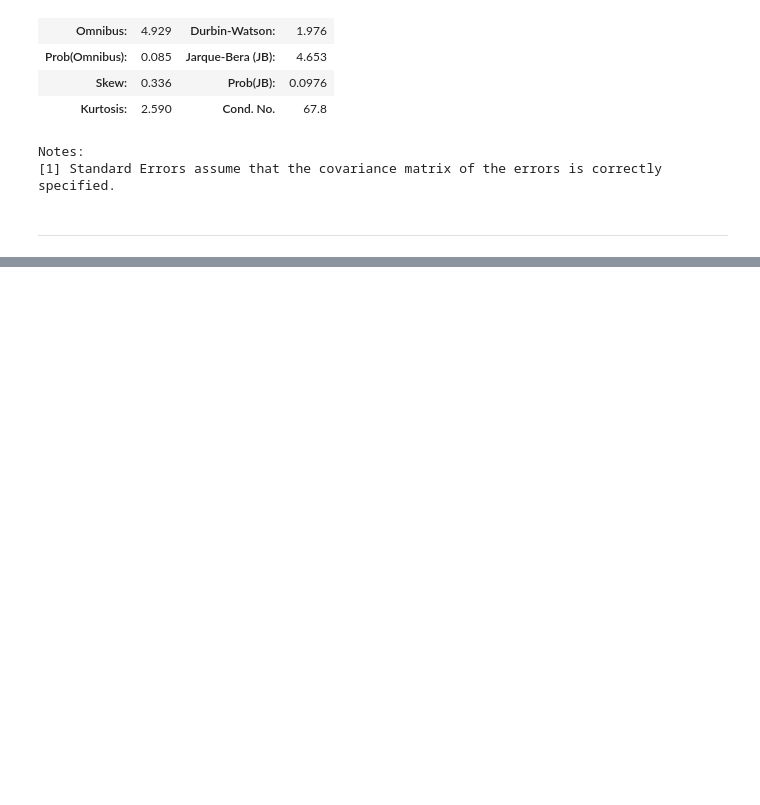
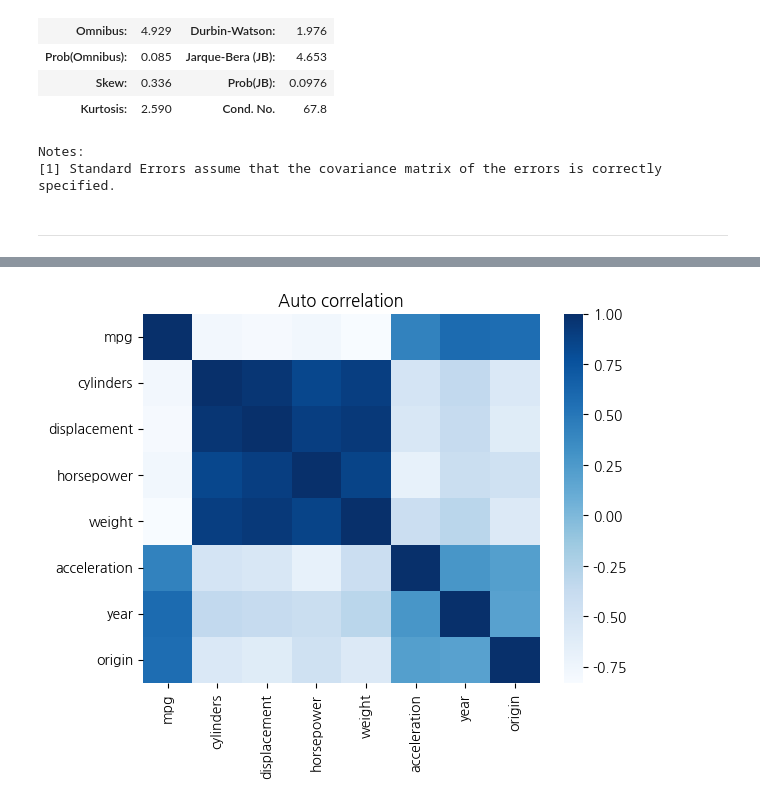
Before and after one commit to SurinSeong/machine_learning, a Jupyter notebook: reveiw_ML.ipynb, the cells around one changed output, grey strips where cells are left out. Saved outputs shown, nothing was run; the diff lists cells and outputs as text; code cells hidden in the pictures; blank space fills up the shorter version.

```diff
--- a/reveiw_ML.ipynb
+++ b/reveiw_ML.ipynb
@@ -1113,0 +1116,19 @@ Notes:
+# %%
+import numpy as np
+import pandas as pd
+import matplotlib.pyplot as plt
+import seaborn as sns
+%matplotlib inline
+
+from matplotlib import font_manager, rc, cm
+import matplotlib as mpl
+
+# 마이너스 깨짐 현상 해결
+mpl.rcParams['axes.unicode_minus'] = False
+plt.rcParams['font.family'] = 'NanumGothic'
+
+# 선형회귀 관련 라이브러리 가져오기
+from sklearn import datasets, linear_model
+from sklearn.metrics import mean_squared_error, r2_score
+
+import statsmodels.api as sm
@@ -1113,0 +1160,8 @@ Notes:
+# %%
+# 데이터 준비
+path = '../datasets/ML_data/'
+
+raw = pd.read_csv(path+'Advertising.csv', index_col=0)
+ad = raw.copy()
+print(ad.shape)
+ad.head(2)
@@ -1113,0 +1305,6 @@ Notes:
+# %%
+# 데이터 준비
+raw = pd.read_csv(path+'Auto.csv')
+auto = raw.copy()
+print(auto.shape)
+auto.head(2)
@@ -1113,0 +1335,6 @@ Notes:
+# %%
+# horsepower에 '?'가 존재함.
+# '?' --> 중앙값으로 맞춰주기
+auto.horsepower = auto.horsepower.replace('?', auto[auto.horsepower != '?'].horsepower.astype(int).median())
+# 숫자로 데이터 타입 변경하기
+auto.horsepower = pd.to_numeric(auto.horsepower)
@@ -1113,0 +1360,7 @@ Notes:
+# %%
+# 각 피처들의 상관관계 확인하기
+sns.heatmap(auto.iloc[:, :-1].corr(), cmap='Blues')
+plt.title('Auto correlation')
+plt.show()
+# %% [output]
+[figure, added]
```
Also changed, not shown: parts of 146 cells of this notebook, 1 other file.
